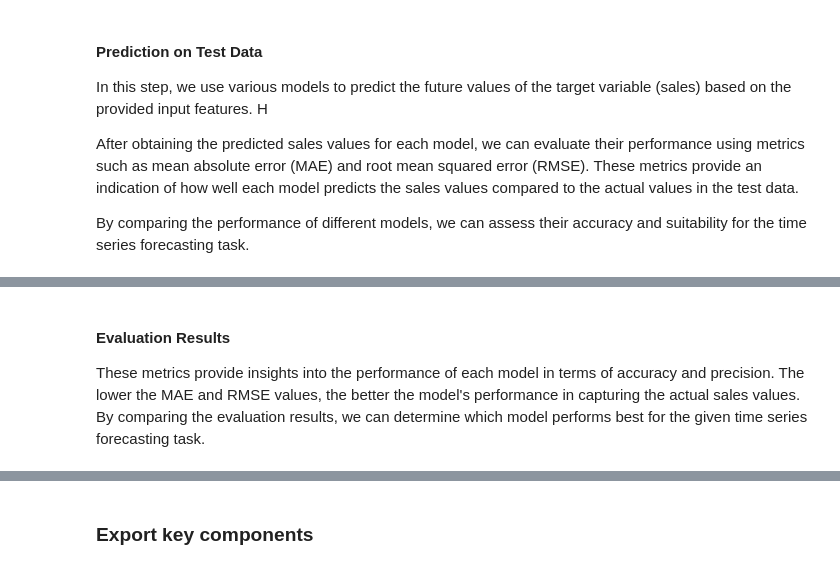
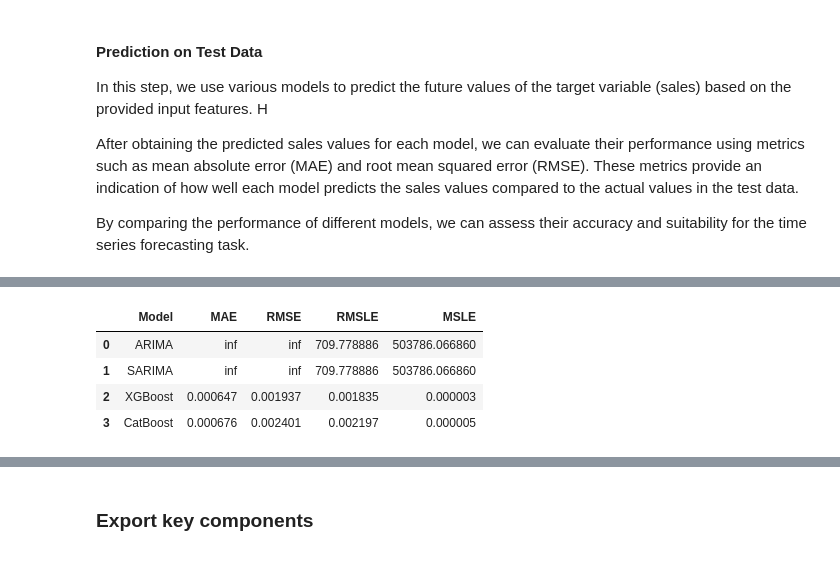
Before and after one commit to Israel-Anaba/Regression_Time_Series, a Jupyter notebook: Time Series Updated.ipynb, the cells around one changed output, grey strips where cells are left out. Cells and saved outputs as stored; diff of their text form; code cells hidden in the pictures.

```diff
--- a/Time Series Updated.ipynb
+++ b/Time Series Updated.ipynb
@@ -1336,3 +1397,0 @@ catboost_rmse = mean_squared_error(y_test, catboost_preds, squared=False)
-# %% [markdown]
-#### Evaluation Results
-These metrics provide insights into the performance of each model in terms of accuracy and precision. The lower the MAE and RMSE values, the better the model's performance in capturing the actual sales values. By comparing the evaluation results, we can determine which model performs best for the given time series forecasting task.
@@ -1397,0 +1398,56 @@ results
+# %%
+# Convert the ARIMA and SARIMA predictions to positive values
+arima_preds = np.exp(arima_preds)
+sarima_preds = np.exp(sarima_preds)
+
+# Fill any missing values with zero
+arima_preds = np.nan_to_num(arima_preds)
+sarima_preds = np.nan_to_num(sarima_preds)
+xgb_preds = np.nan_to_num(xgb_preds)
+catboost_preds = np.nan_to_num(catboost_preds)
+
+# Take absolute values of y_test and xgb_preds to handle negative values
+y_test_abs = np.abs(y_test)
+xgb_preds_abs = np.abs(xgb_preds)
+
+# Calculate MAE for ARIMA
+arima_mae = mean_absolute_error(y_test_abs, arima_preds)
+
+# Calculate RMSE for ARIMA
+arima_rmse = mean_squared_error(y_test_abs, arima_preds, squared=False)
+
+# Calculate RMSLE for ARIMA
+arima_rmsle = np.sqrt(mean_squared_log_error(y_test_abs, arima_preds))
+
+# Calculate MSLE for ARIMA
+arima_msle = mean_squared_log_error(y_test_abs, arima_preds)
+
+# Evaluate the performance of SARIMA
+sarima_mae, sarima_rmse, sarima_rmsle, sarima_msle = evaluate_model(y_test_abs, sarima_preds)
+
+# Evaluate the performance of XGBoost
+xgb_mae, xgb_rmse, xgb_rmsle, xgb_msle = evaluate_model(y_test_abs, xgb_preds_abs)
+
+# Take absolute values of CatBoost predictions to handle negative values
+catboost_preds_abs = np.abs(catboost_preds)
+
+# Evaluate the performance of CatBoost
+catboost_mae, catboost_rmse, catboost_rmsle, catboost_msle = evaluate_model(y_test_abs, catboost_preds_abs)
+
+# Create a DataFrame to store the evaluation results
+results = pd.DataFrame({
+    'Model': ['ARIMA', 'SARIMA', 'XGBoost', 'CatBoost'],
+    'MAE': [arima_mae, sarima_mae, xgb_mae, catboost_mae],
+    'RMSE': [arima_rmse, sarima_rmse, xgb_rmse, catboost_rmse],
+    'RMSLE': [arima_rmsle, sarima_rmsle, xgb_rmsle, catboost_rmsle],
+    'MSLE': [arima_msle, sarima_msle, xgb_msle, catboost_msle]
+})
+
+# Display the results DataFrame
+results
+# %% [output]
+|  | Model | MAE | RMSE | RMSLE | MSLE |
+| 0 | ARIMA | inf | inf | 709.778886 | 503786.066860 |
+| 1 | SARIMA | inf | inf | 709.778886 | 503786.066860 |
+| 2 | XGBoost | 0.000647 | 0.001937 | 0.001835 | 0.000003 |
+| 3 | CatBoost | 0.000676 | 0.002401 | 0.002197 | 0.000005 |
```
Also changed, not shown: parts of 46 cells of this notebook, 4 other files.
